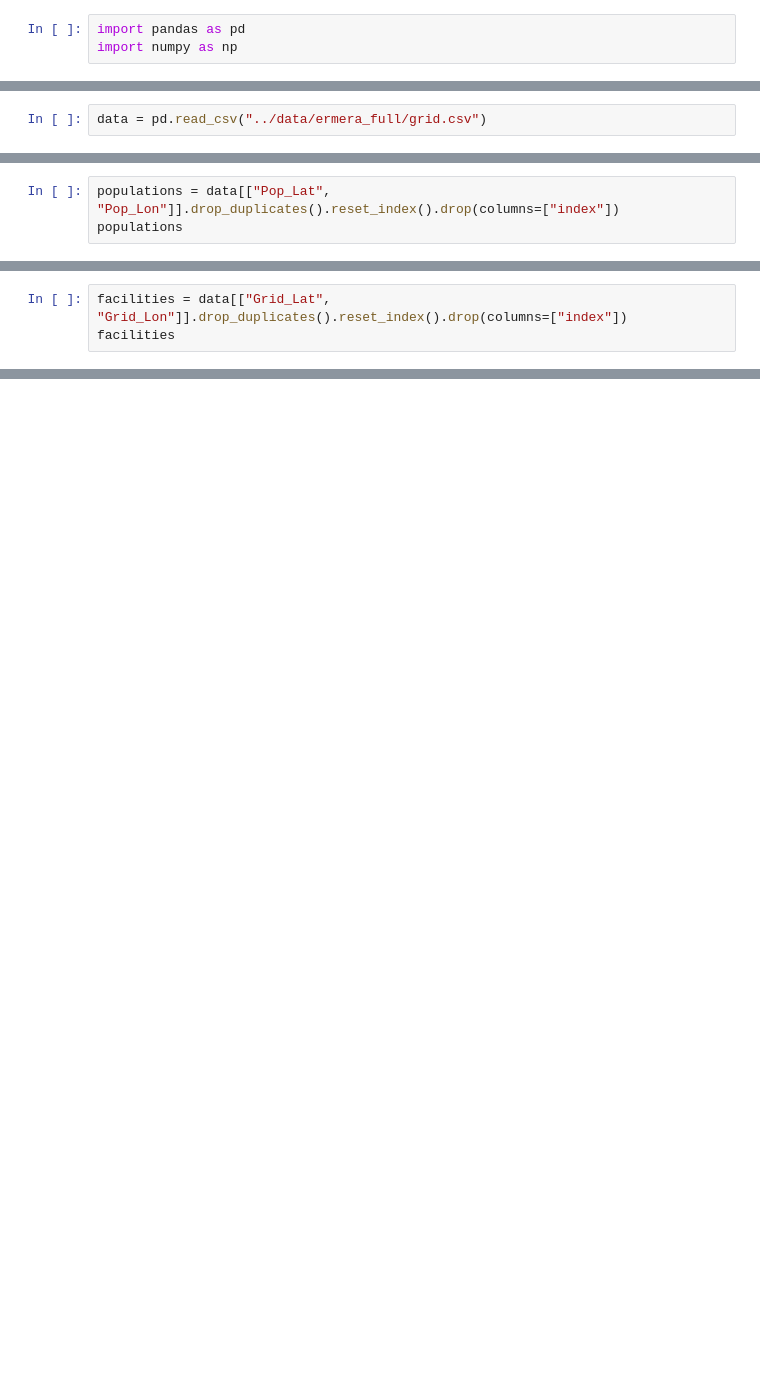
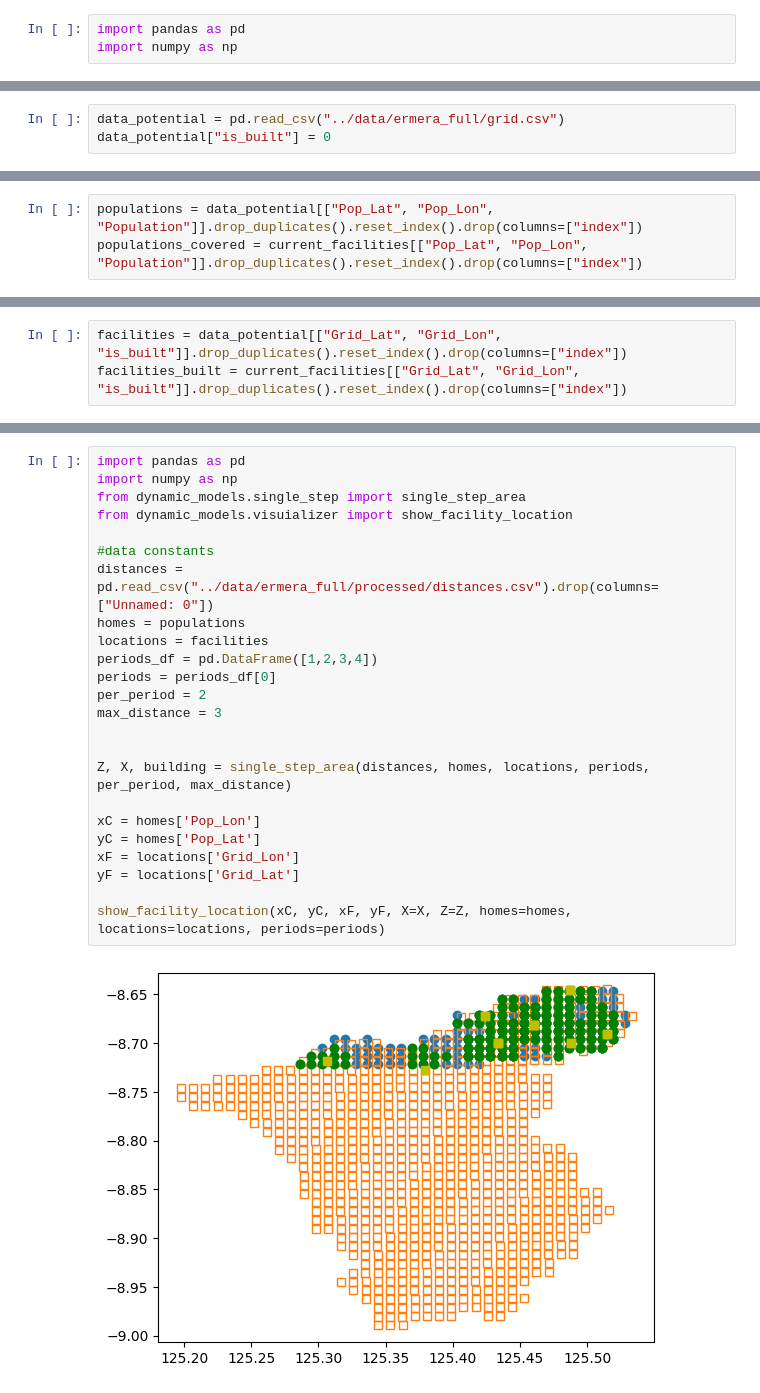
Before and after one commit to Srokusek/ABW-project, a Jupyter notebook: models/full_ermera.ipynb, the cells around one changed output, grey strips where cells are left out. Drawn from its saved outputs; the diff is of its cells as text; blank space fills up the shorter version.

```diff
--- a/models/full_ermera.ipynb
+++ b/models/full_ermera.ipynb
@@ -4,2 +9,3 @@ import numpy as np
 # %%
-data = pd.read_csv("../data/ermera_full/grid.csv")
+data_potential = pd.read_csv("../data/ermera_full/grid.csv")
+data_potential["is_built"] = 0
@@ -22,3 +14,3 @@ data
 # %%
-populations = data[["Pop_Lat", "Pop_Lon"]].drop_duplicates().reset_index().drop(columns=["index"])
-populations
+populations = data_potential[["Pop_Lat", "Pop_Lon", "Population"]].drop_duplicates().reset_index().drop(columns=["index"])
+populations_covered = current_facilities[["Pop_Lat", "Pop_Lon", "Population"]].drop_duplicates().reset_index().drop(columns=["index"])
@@ -39,3 +17,3 @@ populations
 # %%
-facilities = data[["Grid_Lat", "Grid_Lon"]].drop_duplicates().reset_index().drop(columns=["index"])
-facilities
+facilities = data_potential[["Grid_Lat", "Grid_Lon", "is_built"]].drop_duplicates().reset_index().drop(columns=["index"])
+facilities_built = current_facilities[["Grid_Lat", "Grid_Lon", "is_built"]].drop_duplicates().reset_index().drop(columns=["index"])
@@ -88,0 +112,26 @@ Length: 162, dtype: int64
+# %%
+import pandas as pd
+import numpy as np
+from dynamic_models.single_step import single_step_area
+from dynamic_models.visuializer import show_facility_location
+
+#data constants
+distances = pd.read_csv("../data/ermera_full/processed/distances.csv").drop(columns=["Unnamed: 0"])
+homes = populations
+locations = facilities
+periods_df = pd.DataFrame([1,2,3,4])
+periods = periods_df[0]
+per_period = 2
+max_distance = 3
+
+
+Z, X, building = single_step_area(distances, homes, locations, periods, per_period, max_distance)
+
+xC = homes['Pop_Lon']
+yC = homes['Pop_Lat']
+xF = locations['Grid_Lon']
+yF = locations['Grid_Lat']
+
+show_facility_location(xC, yC, xF, yF, X=X, Z=Z, homes=homes, locations=locations, periods=periods)
+# %% [output]
+[figure, added]
```
Also changed, not shown: parts of 17 cells of this notebook, 3 other files.
